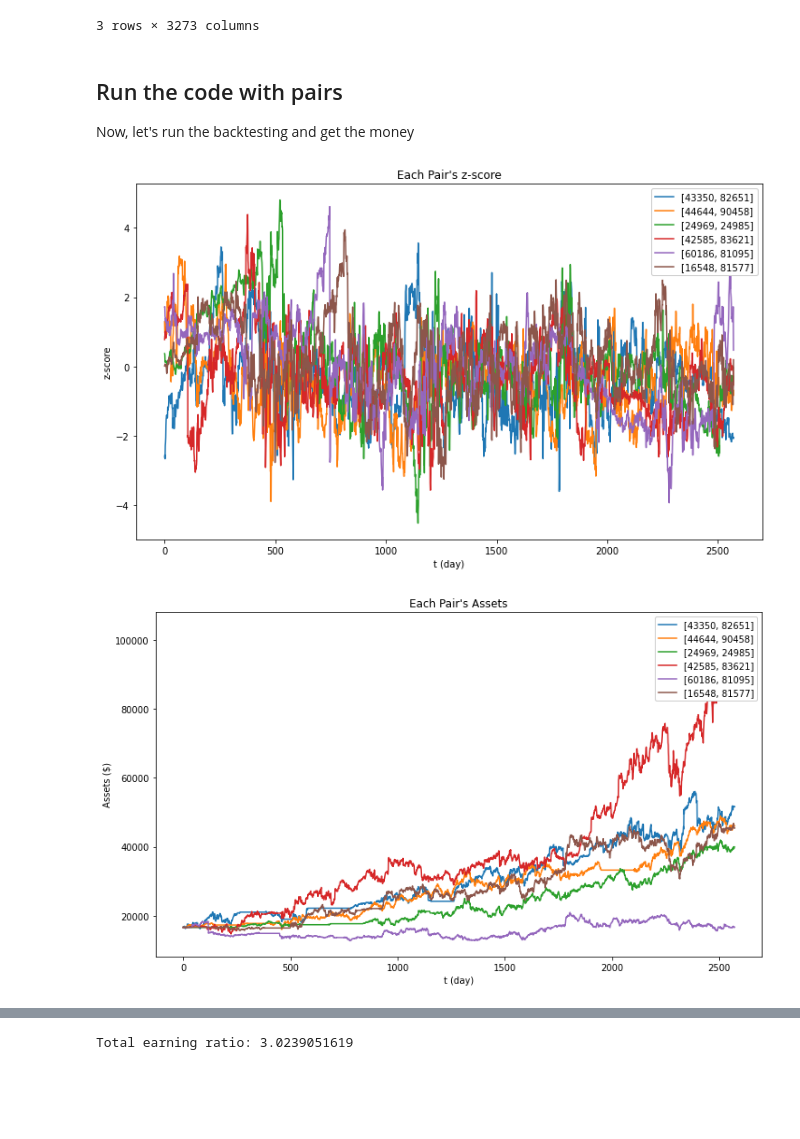
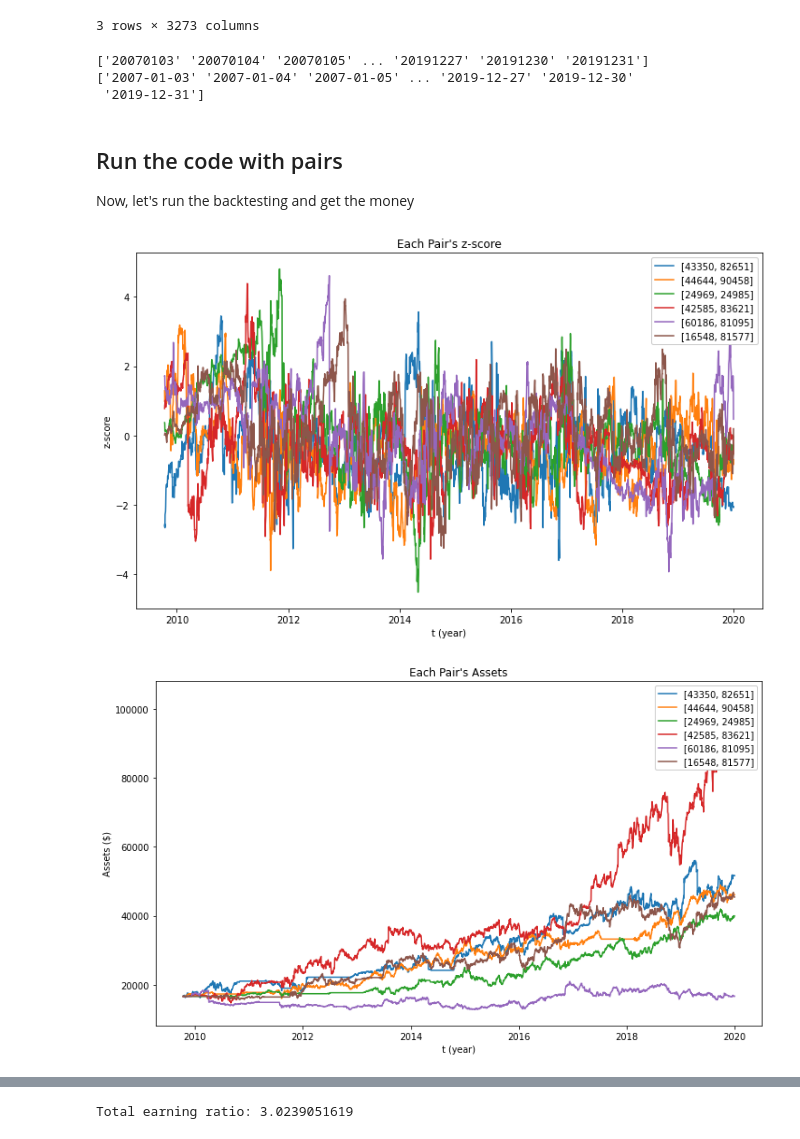
Before and after one commit to daehkim/pair-trading, a Jupyter notebook: Backtesting.ipynb, the cells around one changed output, grey strips where cells are left out. Drawn from its saved outputs; the diff is of its cells as text; code cells hidden in the pictures; blank space fills up the shorter version.

Commit message:
Change the x-label to time

```diff
--- a/Backtesting.ipynb
+++ b/Backtesting.ipynb
@@ -25,6 +23,22 @@ training_set_price.head(3)
 | 1 | 82651 | 48.88 | 49.22 | 48.67 | 50.55 | 51.14 | ... |
 | 2 | 44644 | 48.41 | 48.90 | 48.76 | 48.79 | 48.60 | ... |
 3 rows × 3273 columns
+# %%
+# Generate the column index date data for the x-label of the results
+dates = np.genfromtxt('all_dates.csv', delimiter=',', dtype='object')
+for i in range(len(dates)):
+    if dates[i][0] == 112:
+        dates[i] = dates[i][6:]
+dates = dates.astype('str')
+print(dates)
+dates = pd.to_datetime(dates.astype(str)).values.astype('datetime64[D]')
+print(dates)
+dates_save = dates.astype('float')
+np.savetxt('dates.csv', dates_save, delimiter=",")
+# %% [output]
+['20070103' '20070104' '20070105' ... '20191227' '20191230' '20191231']
+['2007-01-03' '2007-01-04' '2007-01-05' ... '2019-12-27' '2019-12-30'
+ '2019-12-31']
 # %%
 # Pairs list from the clutering
 
@@ -249,41 +263,51 @@ asset_per_pair = BT.backtesting(z_score_list, price_list)
 
 # Plot the graphs about results
 x = np.arange(z_score_list.shape[1])
+x = dates[700:]
 
 # Graph about each pair's z-score
 plt.figure(figsize=(12, 7))
 plt.title('Each Pair\'s z-score')
 plt.ylabel('z-score')
-plt.xlabel('t (day)')
+plt.xlabel('t (year)')
 for i, pair in enumerate(pairs_list):
     plt.plot(x, z_score_list[i], label=str(pair))
 plt.legend(framealpha=1, frameon=True, loc=1)
 plt.savefig('each_pair_z_score.png')
 plt.show()
 
 # Graph about each pair's assets
 plt.figure(figsize=(12, 7))
 plt.title('Each Pair\'s Assets')
 plt.ylabel('Assets ($)')
-plt.xlabel('t (day)')
+plt.xlabel('t (year)')
 for i, pair in enumerate(pairs_list):
     plt.plot(x, asset_per_pair[i], label=str(pair))
 plt.legend(framealpha=1, frameon=True, loc=1)
 plt.savefig('each_pair_assets.png')
 plt.show()
 
 # Graph about total asset
 plt.figure(figsize=(12, 7))
 plt.title('Total Assets')
 plt.ylabel('Assets ($)')
-plt.xlabel('t (day)')
+plt.xlabel('t (year)')
 total_asset = np.sum(asset_per_pair, axis=0)
 plt.plot(x, total_asset)
 plt.savefig('total_assets.png')
 plt.show()
 
+# Calculate the total earning
 total_earning_ratio = total_asset[-1] / initial_money
 print("Total earning ratio: " + str(total_earning_ratio))
+
+# Save the total assets
+total_asset_history = pd.DataFrame(
+    total_asset,
+    index=x,
+    columns=['total assets']
+)
+total_asset_history.to_csv('total_asset_history.csv', index=True)
 # %% [output]
-[figure, old version]
+[figure, new version]
-[figure, old version]
+[figure, new version]
```
Also changed, not shown: parts of 2 cells of this notebook.
